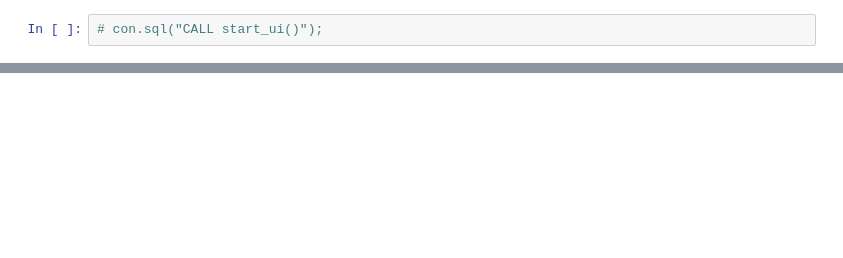
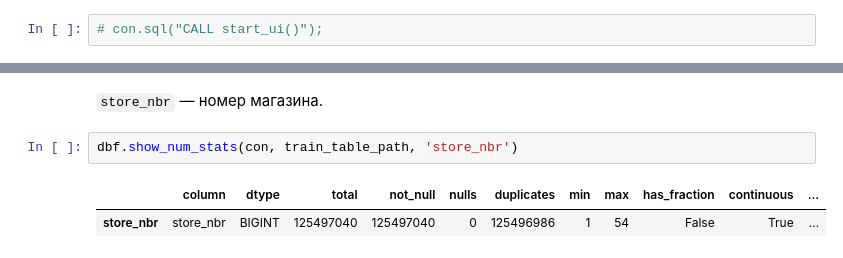
Before and after one commit to EHoTuK1/ml-favorita-forecasting, a Jupyter notebook: notebooks/0_pre_analysis.ipynb, the cells around one changed output, grey strips where cells are left out. Cells and saved outputs as stored; diff of their text form; blank space fills up the shorter version.

```diff
--- a/notebooks/0_pre_analysis.ipynb
+++ b/notebooks/0_pre_analysis.ipynb
@@ -40,0 +65,7 @@ dbf.show_num_stats(con, "'data/landing/stores.csv'", "store_nbr")
+# %% [markdown]
+`store_nbr` — номер магазина.
+# %%
+dbf.show_num_stats(con, train_table_path, 'store_nbr')
+# %% [output]
+|  | column | dtype | total | not_null | nulls | duplicates | min | max | has_fraction | continuous | ... |
+| store_nbr | store_nbr | BIGINT | 125497040 | 125497040 | 0 | 125496986 | 1 | 54 | False | True | ... |
```
Also changed, not shown: parts of 109 cells of this notebook, 1 other file.
